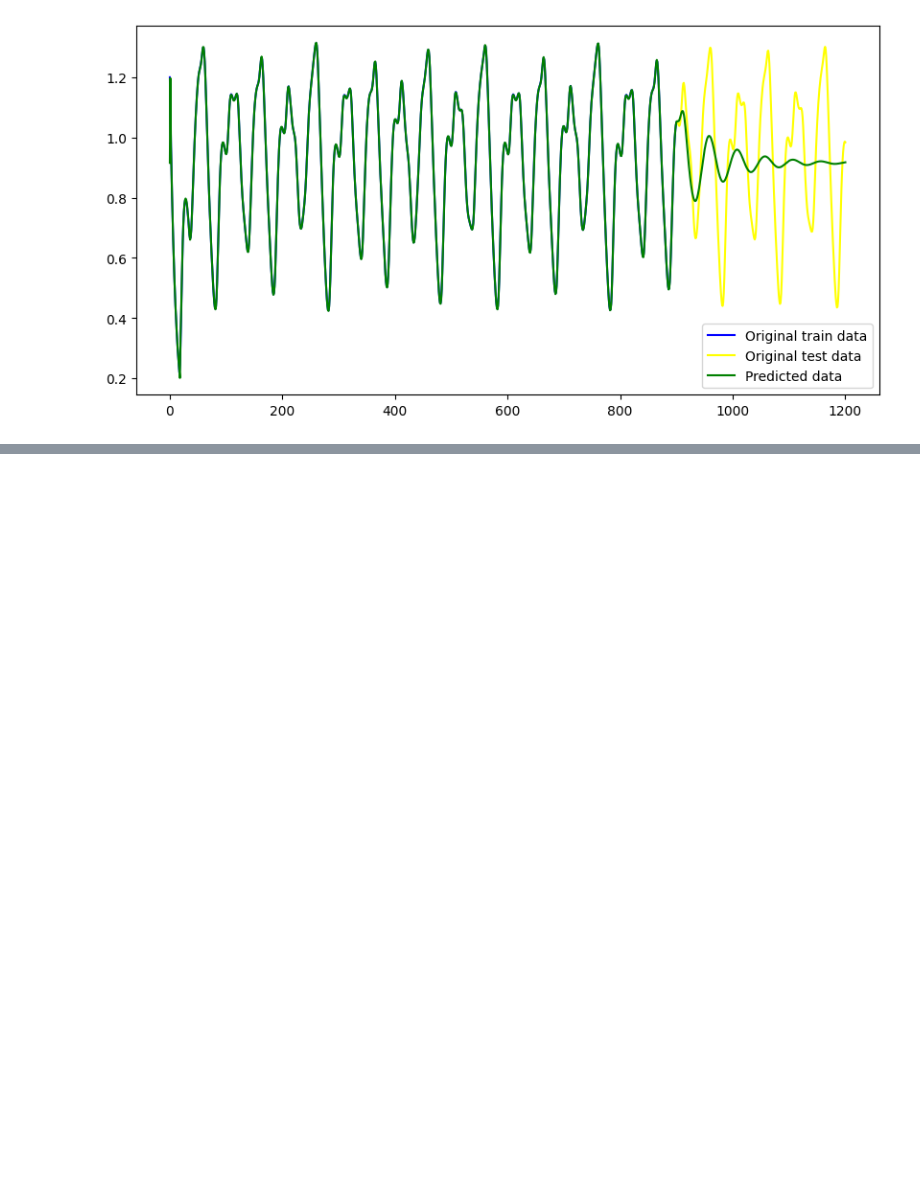
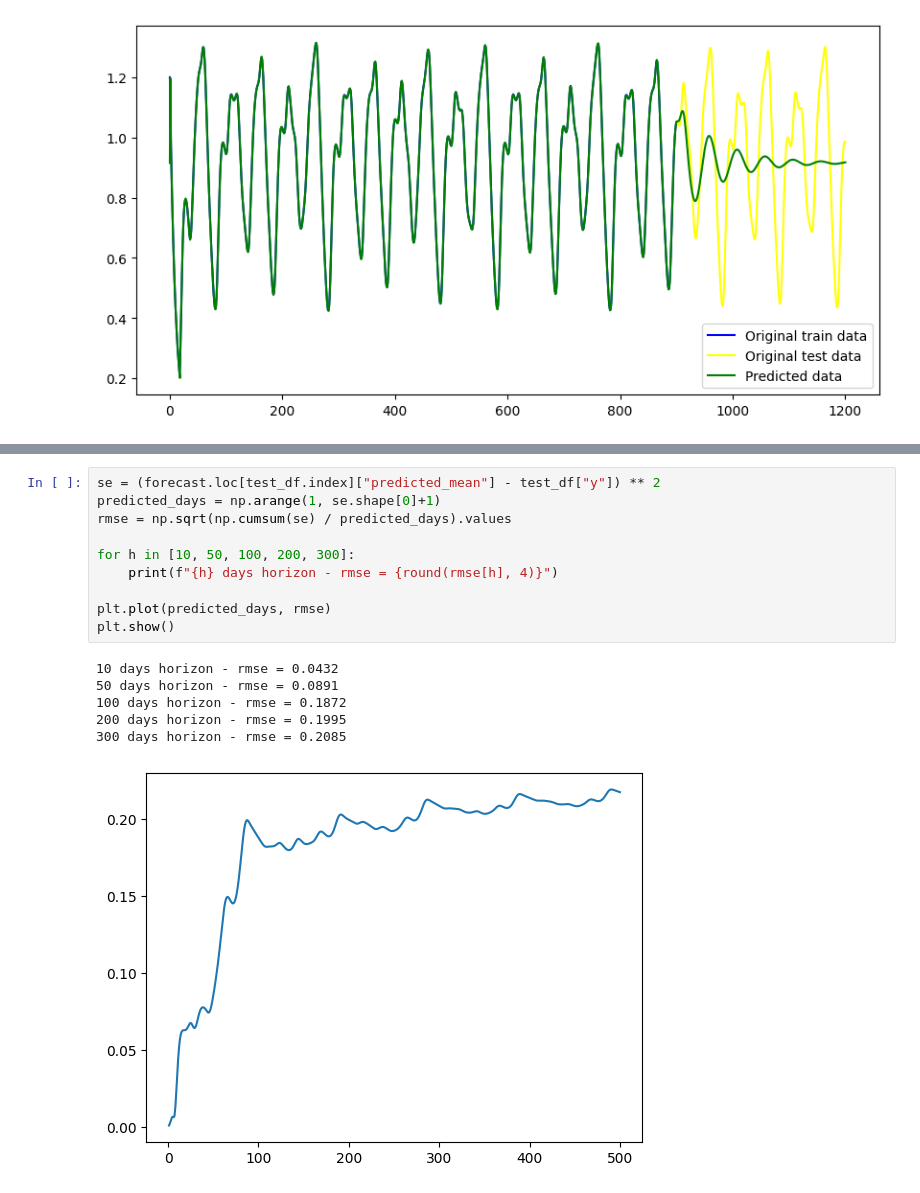
Before and after one commit to czyjtu/time-series-forecasting, a Jupyter notebook: notebooks/arima.ipynb, the cells around one changed output, grey strips where cells are left out. Saved outputs shown, nothing was run; the diff lists cells and outputs as text; blank space fills up the shorter version.

```diff
--- a/notebooks/arima.ipynb
+++ b/notebooks/arima.ipynb
@@ -229,0 +338,17 @@ RSME: 0.2069416293958344
+# %%
+se = (forecast.loc[test_df.index]["predicted_mean"] - test_df["y"]) ** 2
+predicted_days = np.arange(1, se.shape[0]+1)
+rmse = np.sqrt(np.cumsum(se) / predicted_days).values
+
+for h in [10, 50, 100, 200, 300]:
+    print(f"{h} days horizon - rmse = {round(rmse[h], 4)}")
+
+plt.plot(predicted_days, rmse)
+plt.show()
+# %% [output]
+10 days horizon - rmse = 0.0432
+50 days horizon - rmse = 0.0891
+100 days horizon - rmse = 0.1872
+200 days horizon - rmse = 0.1995
+300 days horizon - rmse = 0.2085
+[figure, added]
```
Also changed, not shown: parts of 12 cells of this notebook, 1 other file.
